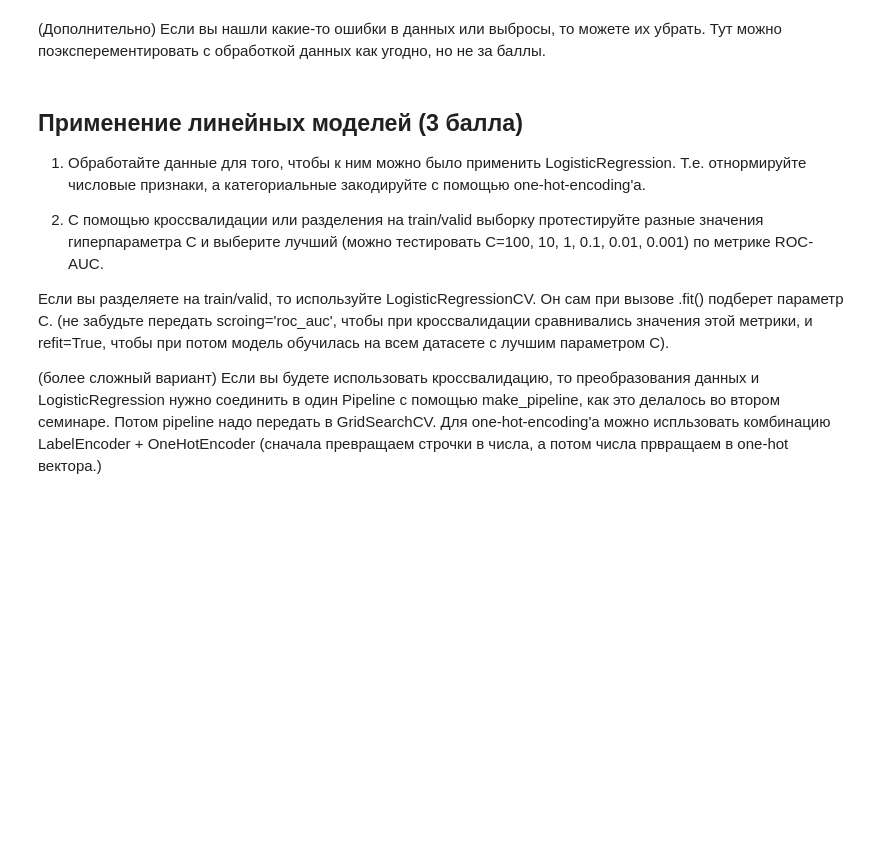
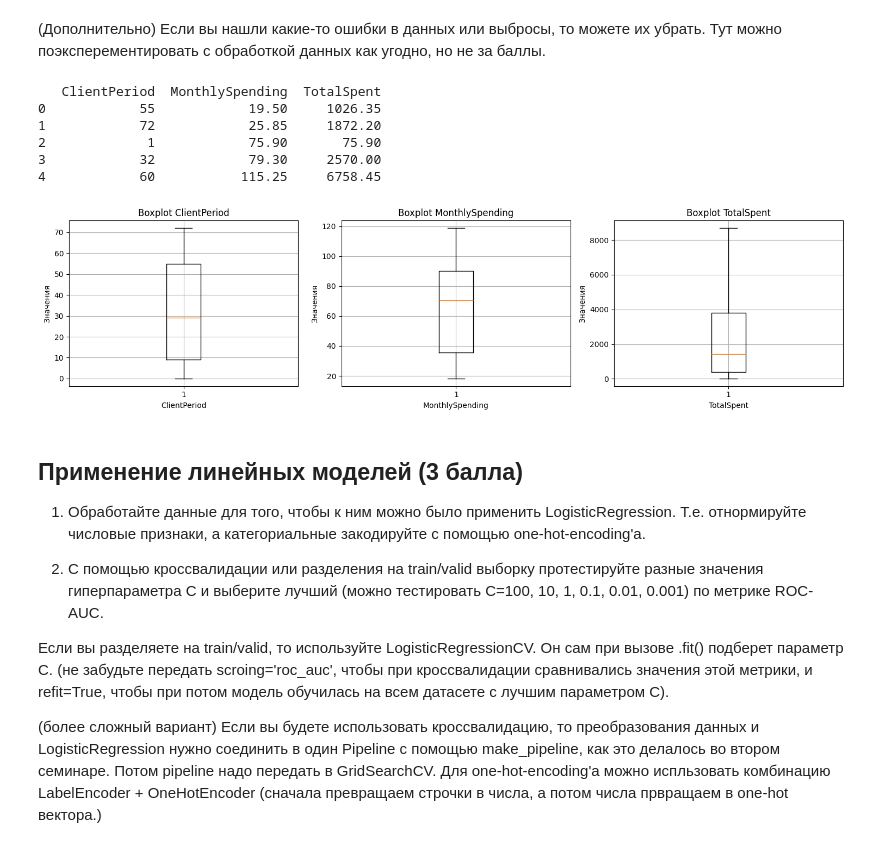
Before and after one commit to ryybiinana1/HW_Ml_course, a Jupyter notebook: week_03_composition_model_selection/Homework/hw_3_kaggle.ipynb, the cells around one changed output. Cells and saved outputs as stored; diff of their text form; code cells hidden in the pictures; blank space fills up the shorter version.

```diff
--- a/week_03_composition_model_selection/Homework/hw_3_kaggle.ipynb
+++ b/week_03_composition_model_selection/Homework/hw_3_kaggle.ipynb
@@ -220,5 +335,29 @@ dtype: int64
 # %% [markdown]
 (Дополнительно) Если вы нашли какие-то ошибки в данных или выбросы, то можете их убрать. Тут можно поэксперементировать с обработкой данных как угодно, но не за баллы.
+# %%
+print(df[num_cols].head())
+# %% [output]
+   ClientPeriod  MonthlySpending  TotalSpent
+0            55            19.50     1026.35
+1            72            25.85     1872.20
+2             1            75.90       75.90
+3            32            79.30     2570.00
+4            60           115.25     6758.45
+# %%
+# Построение boxplot
+fig, axes = plt.subplots(1, 3, figsize=(15, 4))
+
+for i, col in enumerate(num_cols):
+    axes[i].boxplot(df[col])
+    axes[i].set_title(f'Boxplot {col}')
+    axes[i].set_xlabel(col)
+    axes[i].set_ylabel('Значения')
+    axes[i].grid(True)
+
+plt.tight_layout()
+plt.show()
+# %% [output]
+[figure, added]
 # %%
 # YOUR CODE
 # %% [markdown]
```
Also changed, not shown: parts of 12 cells of this notebook.
